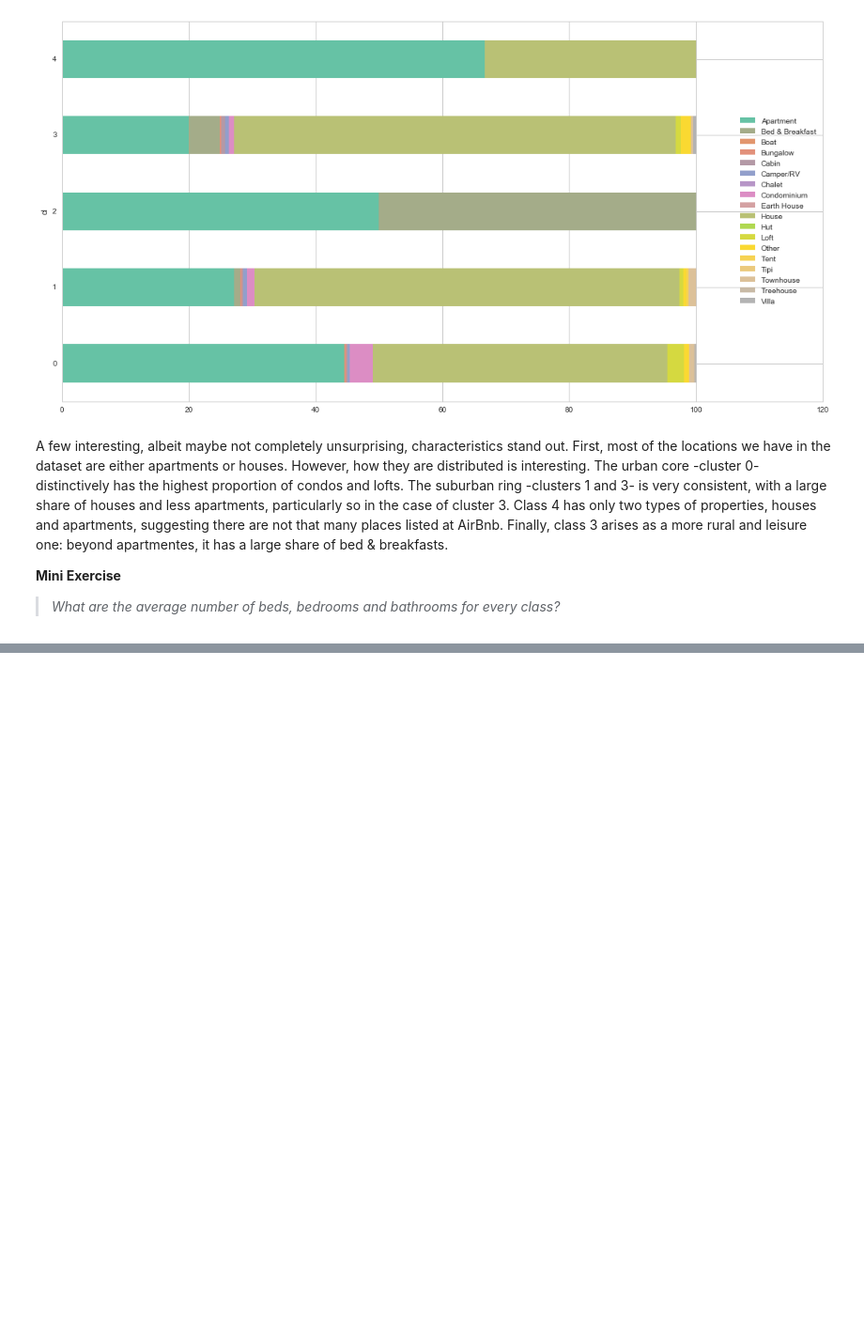
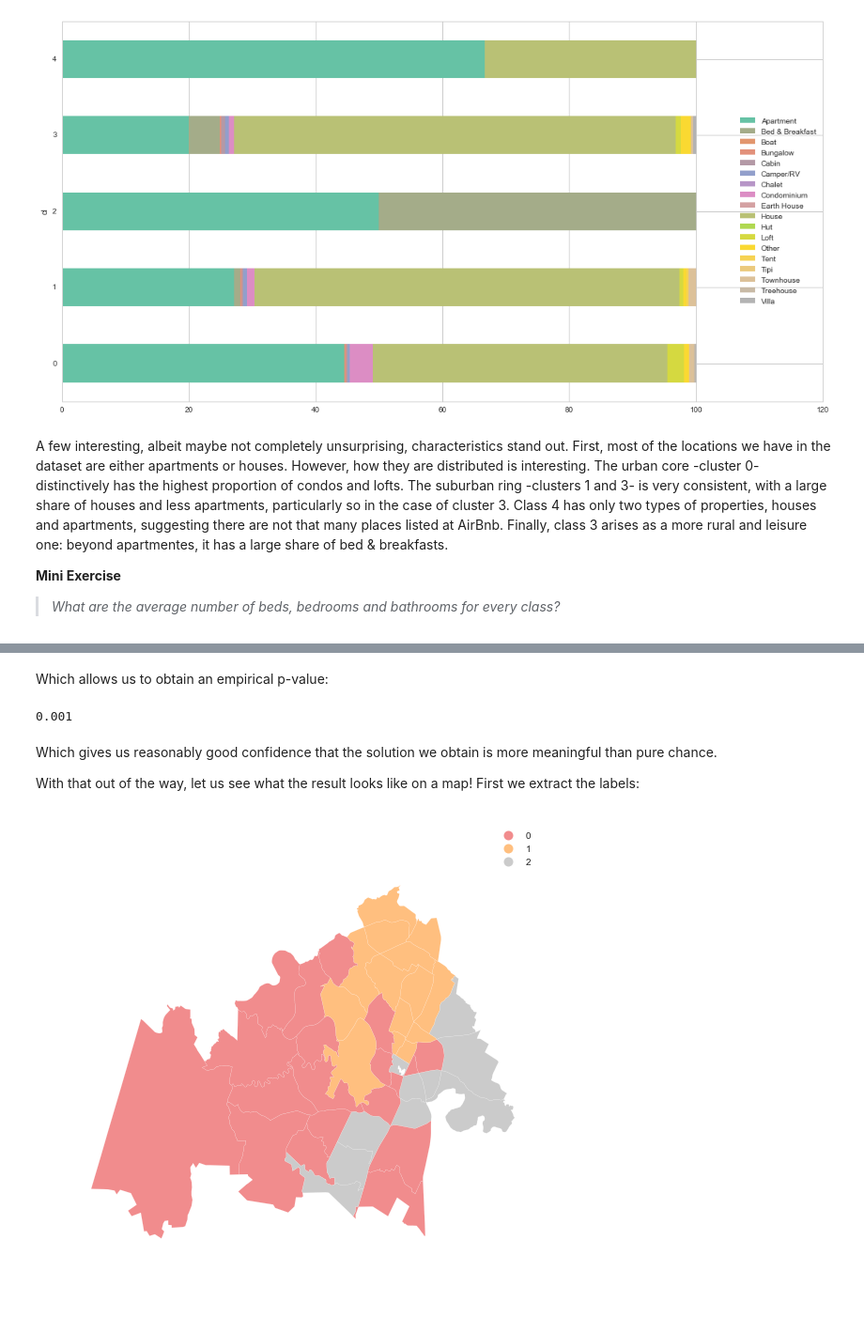
Before and after one commit to darribas/gds_scipy16, a Jupyter notebook: content/part2/05_spatial_clustering.ipynb, the cells around one changed output, grey strips where cells are left out. Shown at 94% size. Saved outputs shown, nothing was run; the diff lists cells and outputs as text; code cells hidden in the pictures; blank space fills up the shorter version.

Commit message:
Adding regionalization to notebook 5

```diff
--- a/content/part2/05_spatial_clustering.ipynb
+++ b/content/part2/05_spatial_clustering.ipynb
@@ -178,0 +223,6 @@ In the case of analysing spatial data, there is a subset of methods that are of
+# %%
+zrt.to_file('tmp')
+w = ps.queen_from_shapefile('tmp/tmp.shp', idVariable='zipcode')
+# NOTE: this might not work on Windows
+! rm -r tmp
+w
@@ -178,0 +233,8 @@ In the case of analysing spatial data, there is a subset of methods that are of
+# %%
+n_rev = lst.groupby('zipcode')\
+           .sum()\
+           ['number_of_reviews']\
+           .rename(lambda x: str(int(x)))\
+           .reindex(zrt['zipcode'])
+thr = np.round(0.1 * n_rev.sum())
+thr
@@ -178,0 +245,6 @@ In the case of analysing spatial data, there is a subset of methods that are of
+# %%
+# Set the seed for reproducibility
+np.random.seed(1234)
+
+z = zrt.drop(['geometry', 'zipcode'], axis=1).values
+maxp = ps.region.Maxp(w, z, thr, n_rev.values[:, None], initial=1000)
@@ -178,0 +260,24 @@ In the case of analysing spatial data, there is a subset of methods that are of
+# %% [markdown]
+Which allows us to obtain an empirical p-value:
+# %%
+maxp.cpvalue
+# %% [output]
+0.001
+# %% [markdown]
+Which gives us reasonably good confidence that the solution we obtain is more meaningful than pure chance.
+
+With that out of the way, let us see what the result looks like on a map! First we extract the labels:
+# %%
+lbls = pd.Series(maxp.area2region).reindex(zrt['zipcode'])
+# %%
+f, ax = plt.subplots(1, figsize=(9, 9))
+
+zrt.assign(cl=lbls.values)\
+   .plot(column='cl', categorical=True, legend=True, \
+         linewidth=0.1, edgecolor='white', ax=ax)
+
+ax.set_axis_off()
+
+plt.show()
+# %% [output]
+[figure, added]
```
Also changed, not shown: parts of 17 cells of this notebook.
